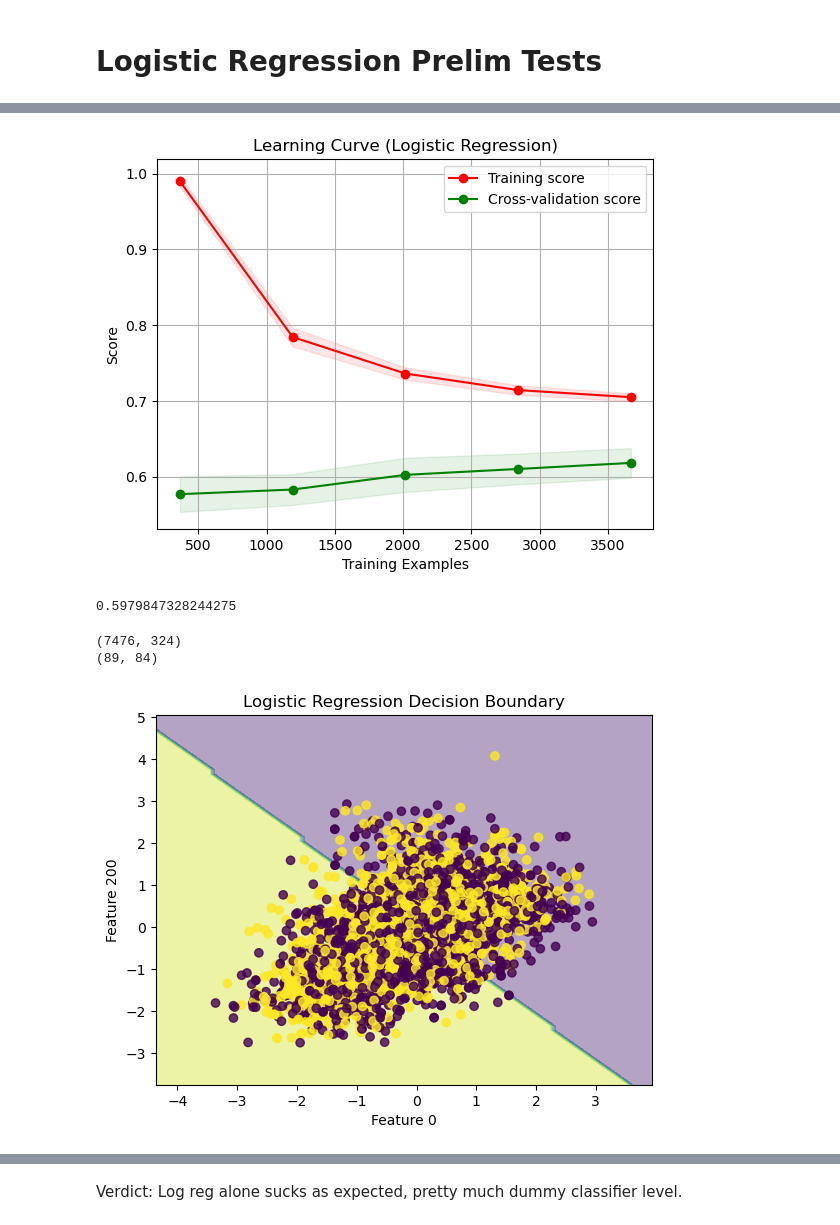
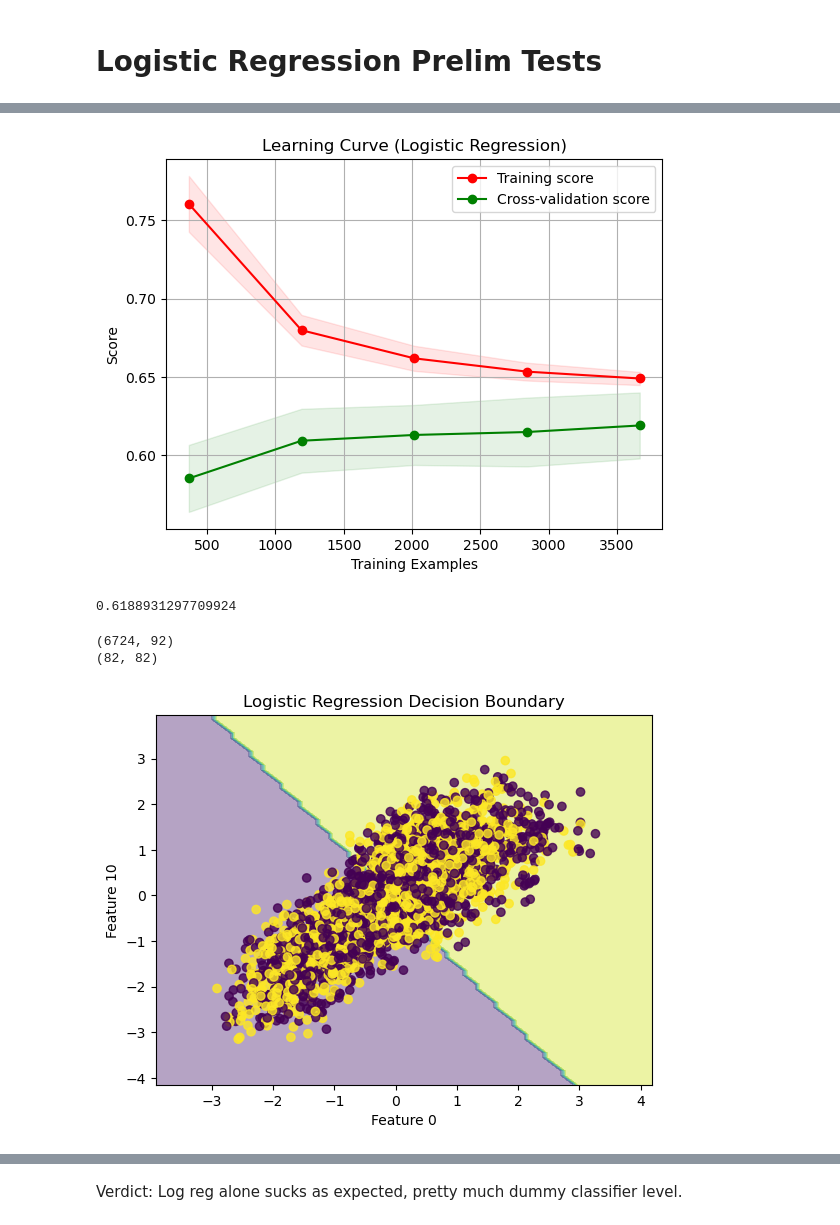
Before and after one commit to anmutechsupport/Energy-Efficient-Decoding-of-EEG-Motor-Imagery-using-Spiking-Legendre-Memory-Units, a Jupyter notebook: ml/training-bci2000.ipynb, the cells around one changed output, grey strips where cells are left out. Saved outputs shown, nothing was run; the diff lists cells and outputs as text; code cells hidden in the pictures.

```diff
--- a/ml/training-bci2000.ipynb
+++ b/ml/training-bci2000.ipynb
@@ -30,7 +65,5 @@ train_idx = np.load('preprocessed_data/train_idx.npy')
 val_idx = np.load('preprocessed_data/val_idx.npy')
 test_idx = np.load('preprocessed_data/test_idx.npy')
 labels = np.load('preprocessed_data/labels.npy')
-
-train_stft = source_stft[train_idx]
-y_train = labels[train_idx]
-welch_train = np.mean(train_stft, axis=3)
+freqs = np.load('preprocessed_data/freq.npy')
+times = np.load('preprocessed_data/time.npy')
@@ -44,0 +70,14 @@ print(y_train.shape)
+# %%
+train_stft = source_stft[train_idx]
+val_stft = source_stft[val_idx]
+# train_stft = reconstructed_stft[train_idx]
+# val_stft = reconstructed_stft[val_idx]
+
+y_train = labels[train_idx]
+y_val = labels[val_idx]
+
+welch_train = np.mean(train_stft, axis=3)
+welch_val = np.mean(val_stft, axis=3)
+
+print(welch_train.shape)
+print(y_train.shape)
@@ -46,15 +135,26 @@ print(y_train.shape)
 # partion train, test, val
 scaler = StandardScaler()
 
-X_train = welch_train.reshape(welch_train.shape[0], -1)
+# log psd features in sensorimotor range
+X_train = welch_train[:, :, np.logical_and(freqs >= 8, freqs <= 30)]
+X_train = scaler.fit_transform(X_train.reshape(X_train.shape[0], -1))
 print(X_train.shape)
-X_train = scaler.fit_transform(X_train)
+
+X_val = welch_val[:, :, np.logical_and(freqs >= 8, freqs <= 30)]
+X_val = scaler.fit_transform(X_val.reshape(X_val.shape[0], -1))
+print(X_val.shape)
+
+# band power features
+# features_train = featurize(welch_train, freqs, times)
+# X_train = scaler.fit_transform(features_train)
+
+# features_val = featurize(welch_val, freqs, times)
+# X_val = scaler.fit_transform(features_val)
+
+# print(X_train.shape)
+# print(X_val.shape)
 
 # # shuffle split the remaining data between test and validation
 # sss = StratifiedShuffleSplit(n_splits=1, test_size=0.5, random_state=42)
 # test_idx, val_idx = next(sss.split(source_stft[~train_idx], labels[~train_idx]))
-
-X_val = np.mean(source_stft[val_idx], axis=3)
-X_val = scaler.transform(X_val.reshape(X_val.shape[0], -1))
-y_val = labels[val_idx]
 # %% [output]
@@ -138,48 +239,48 @@ plt.plot(train_sizes, test_scores_mean, 'o-', color="g", label="Cross-validation
 plt.legend(loc="best")
 plt.show()
 # %% [output]
-[figure, old version]
+[figure, new version]
 # %%
-print(np.mean(test_scores))
+print(np.mean(test_scores[-1]))
 # %% [output]
-0.5979847328244275
+0.6188931297709924
 # %%
 # Extract the coefficients and intercept of the logistic regression model
 coef = clf.coef_.ravel()
 intercept = clf.intercept_
 
 # Select two features to plot the decision boundary
 i = 0
-j = 200
+j = 10
 
 # Create a grid of points to evaluate the decision boundary
 xmin, xmax = X[:, i].min() - 1, X[:, i].max() + 1
 ymin, ymax = X[:, j].min() - 1, X[:, j].max() + 1
 xx, yy = np.meshgrid(np.arange(xmin, xmax, 0.1), np.arange(ymin, ymax, 0.1))
 
 # Create input vector for model
 # Fill with zeros for features that are not i or j
 X_pred = np.zeros((len(xx.ravel()), X_train.shape[1]))
 X_pred[:, i] = xx.ravel()
 X_pred[:, j] = yy.ravel()
 print(X_pred.shape)
 
 Z = clf.predict(X_pred)
 # Reshape the predictions to match the shape of the meshgrid
 Z = Z.reshape(xx.shape)
 print(Z.shape)
 
 # Plot the decision boundary and the training data
 plt.contourf(xx, yy, Z, alpha=0.4)
 plt.scatter(X[:, i], X[:, j], c=y, alpha=0.8)
 plt.xlabel('Feature {}'.format(i))
 plt.ylabel('Feature {}'.format(j))
 plt.title('Logistic Regression Decision Boundary')
 plt.show()
 # %% [output]
-(7476, 324)
-(89, 84)
+(6724, 92)
+(82, 82)
-[figure, old version]
+[figure, new version]
 # %%
 import numpy as np
 import matplotlib.pyplot as plt
```
Also changed, not shown: parts of 14 cells of this notebook, 1 other file.
